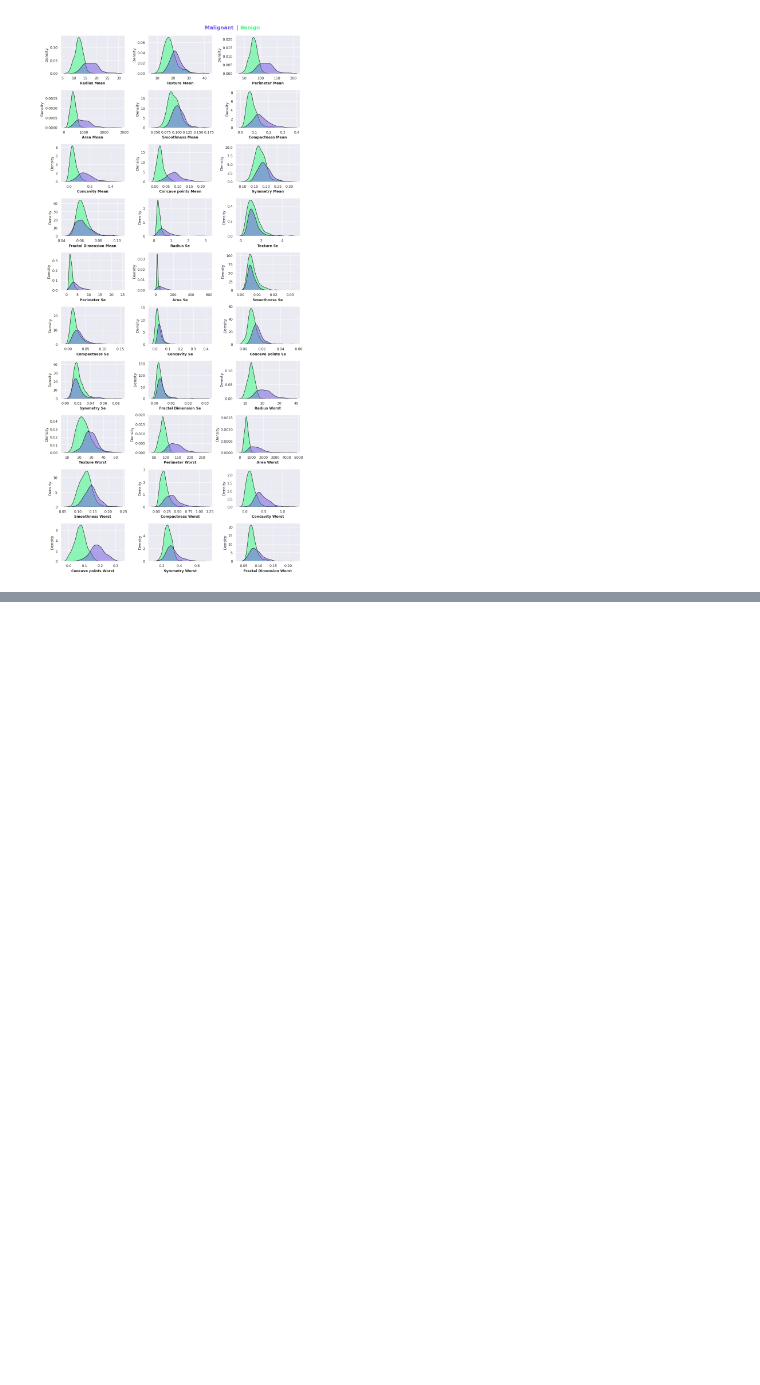
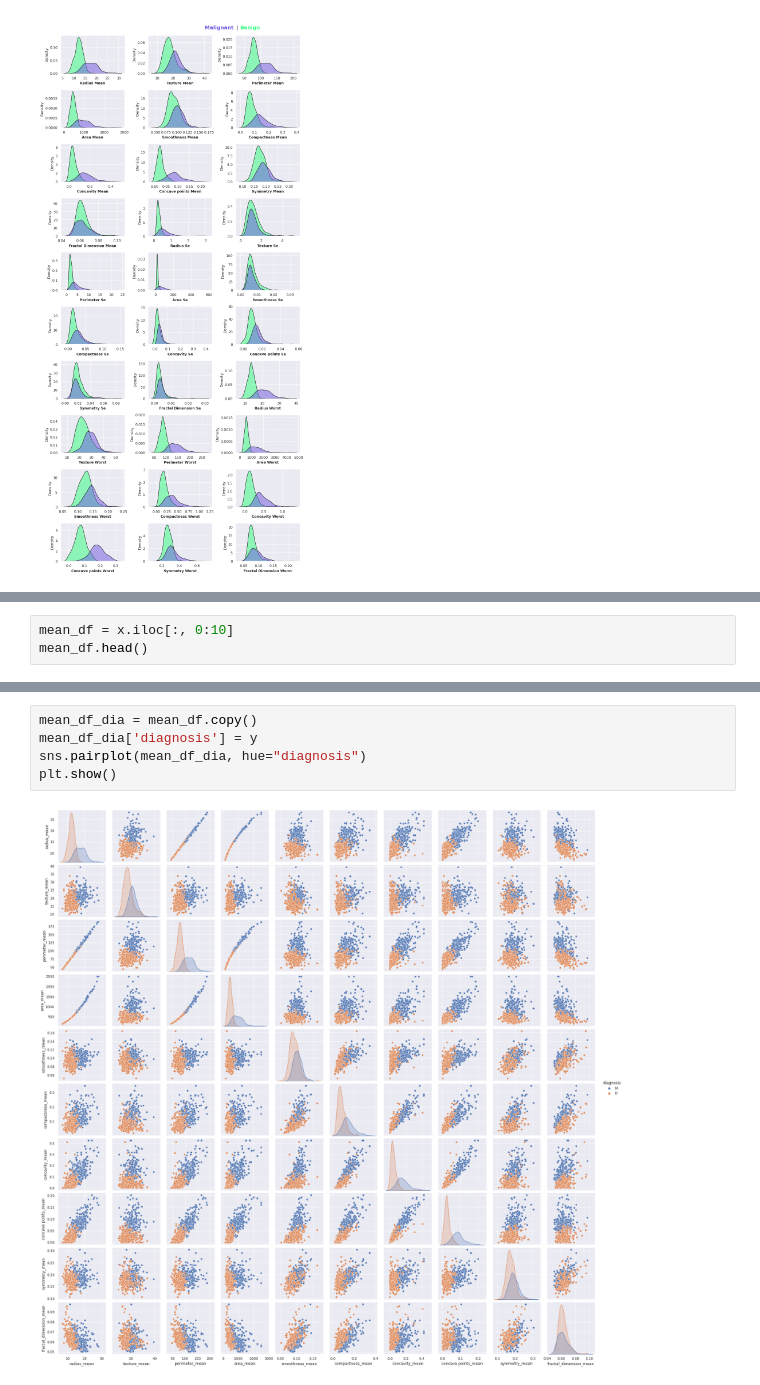
Before and after one commit to dagmawiii03/causal-inference, a Jupyter notebook: notebooks/Untitled2.ipynb, the cells around one changed output, grey strips where cells are left out. Cells and saved outputs as stored; diff of their text form; blank space fills up the shorter version.

Commit message:
adding pairplots for diag

```diff
--- a/notebooks/Untitled2.ipynb
+++ b/notebooks/Untitled2.ipynb
@@ -213,0 +217,3 @@ fig.show()
+# %%
+mean_df = x.iloc[:, 0:10]
+mean_df.head()
@@ -213,0 +227,7 @@ fig.show()
+# %%
+mean_df_dia = mean_df.copy()
+mean_df_dia['diagnosis'] = y
+sns.pairplot(mean_df_dia, hue="diagnosis")
+plt.show()
+# %% [output]
+[figure, added]
```
Also changed, not shown: parts of 5 cells of this notebook.
